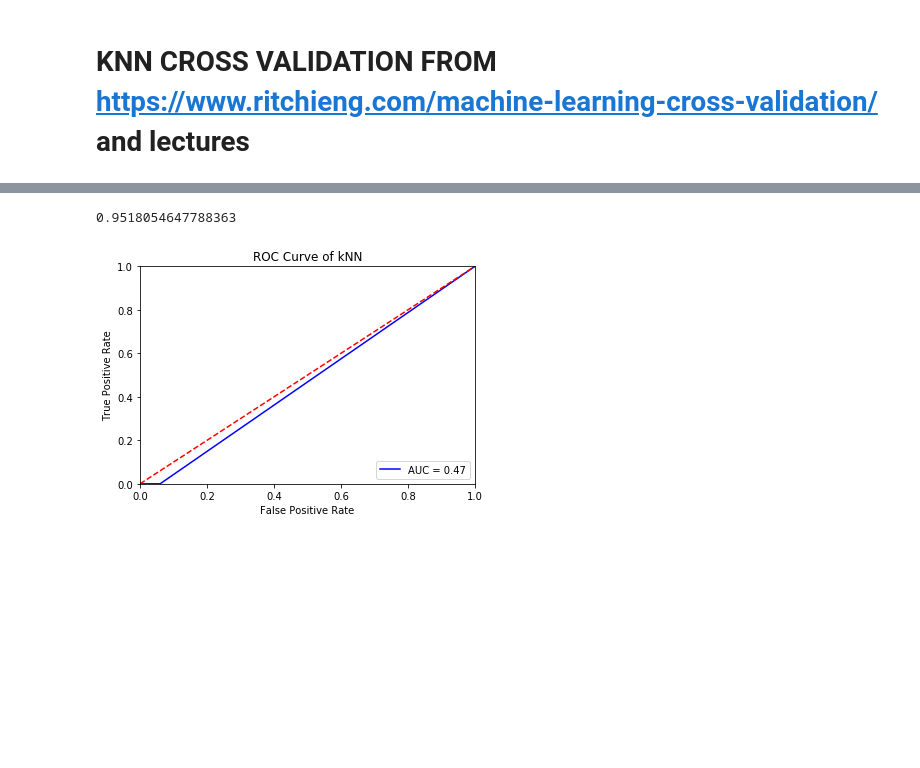
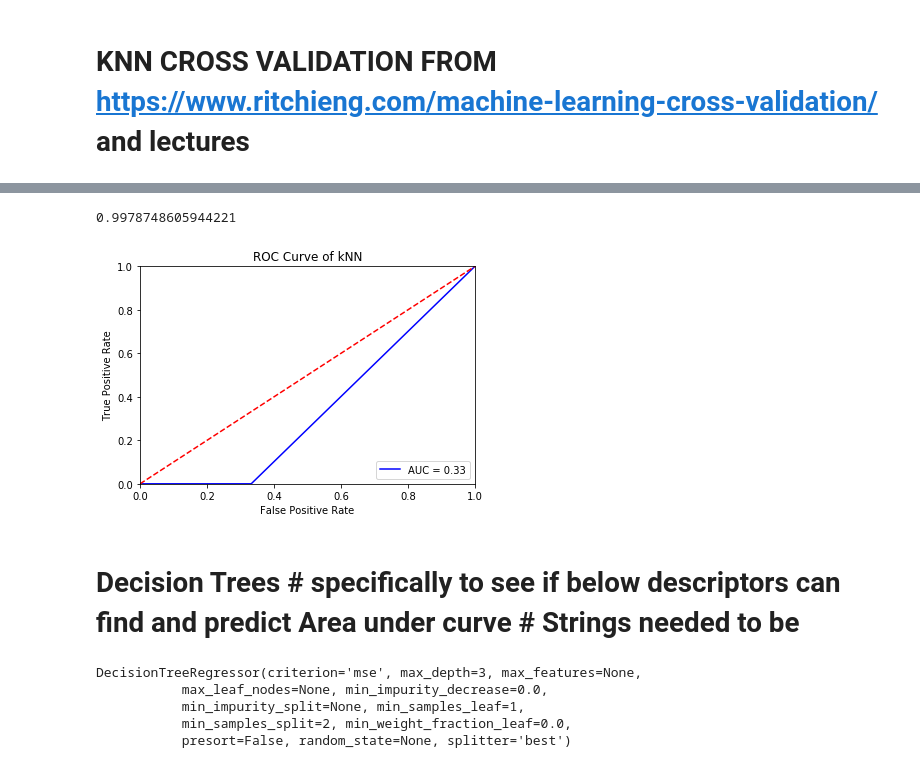
Before and after one commit to raman-noodles/raman-spectra-decomp-analysis, a Jupyter notebook: examples/supervised_machine_learning_dev.ipynb, the cells around one changed output, grey strips where cells are left out. Drawn from its saved outputs; the diff is of its cells as text; code cells hidden in the pictures; blank space fills up the shorter version.

```diff
--- a/examples/supervised_machine_learning_dev.ipynb
+++ b/examples/supervised_machine_learning_dev.ipynb
@@ -426,27 +386,3 @@ Text(0.5, 1.0, 'Feature importance using Lasso Model')
 # %% [markdown]
 # What makes sense is that center should be the only one to correlate to labels due to peakidentification
 # L1 loss function points to center as the only solution
-# %%
-#LASSO # What makes sense is that center should be the only one to correlate to labels due to peakidentification
-#feature selection
-inputs=['fraction','sigma','amplitude','fwhm','height','auc','center']
-amt = len(dat)
-X_train=cal[inputs][:amt]
-y_train = cal['labelencoded'][:amt]
-X_test=dat[inputs]
-y_test= dat['labelencoded']
-
-X_train_scaled  = preprocessing.normalize(X_train, norm='l1', axis=1, copy=True, return_norm=False)
-X_test_scaled  = preprocessing.normalize(X_test, norm='l1', axis=1, copy=True, return_norm=False)
-clf = linear_model.Lasso(alpha=0.004, tol=0.0001 ,max_iter=50000)
-#clf.fit(train_lasso_x_scaled,train_lasso_y)
-clf.fit(X_train_scaled,y_train)
-coef = pd.Series(clf.coef_, index = X_train.columns)
-print(coef)
-print("Lasso picked " + str(sum(coef != 0)) + " variables and eliminated the other " +  str(sum(coef == 0)) + " variables")
-
-imp_coef = coef.sort_values()
-import matplotlib
-matplotlib.rcParams['figure.figsize'] = (8.0, 10.0)
-imp_coef.plot(kind = "barh")
-plt.title("Feature importance using Lasso Model")
@@ -961,8 +902,14 @@ y_test = dat['labelencoded']
 # %% [markdown]
 # KNN CROSS VALIDATION FROM https://www.ritchieng.com/machine-learning-cross-validation/ and lectures
 # %%
-X = pd.concat([cal[inputs],dat[inputs]])
-y = pd.concat([cal['labelencoded'],dat['labelencoded']])
+inputs=['fraction','sigma','amplitude','fwhm','height','auc','center']
+amt = len(cal)
+X=cal[inputs][:amt]
+y = cal['labelencoded'][:amt]
+X_exp=dat[inputs]
+y_exp= dat['labelencoded']
+
+X_train, X_test, y_train, y_test = train_test_split(X, y, test_size=.2, random_state=1000)
 # 10-fold cross-validation with K=5 for KNN (the n_neighbors parameter)
 # k = 5 for KNeighborsClassifier
 knn = KNeighborsClassifier(n_neighbors=5)
@@ -1027,32 +974,34 @@ Text(0, 0.5, 'Cross-validated accuracy')
 # %%
 # 10-fold cross-validation with the best KNN model
-knn = KNeighborsClassifier(n_neighbors=31)
+knn = KNeighborsClassifier(n_neighbors=3)
 knn.fit(X_train,y_train)
 # Instead of saving 10 scores in object named score and calculating mean
 # We're just calculating the mean directly on the results
 print(cross_val_score(knn, X, y, cv=10, scoring='accuracy').mean())
 # %% [output]
-0.9518054647788363
+0.9978748605944221
 # %%
 from sklearn import metrics
 from sklearn.metrics import roc_curve
 from sklearn.metrics import auc
-knn = KNeighborsClassifier(n_neighbors=31)
+knn = KNeighborsClassifier(n_neighbors=3)
 knn.fit(X_train,y_train)
 y_scores = knn.predict_proba(X_test)
 fpr, tpr, thresholds = metrics.roc_curve(y_test, y_scores[:, 1], pos_label=2)
 metrics.auc(fpr, tpr)
 roc_auc = auc(fpr, tpr)
 
 plt.title('Receiver Operating Characteristic')
 plt.plot(fpr, tpr, 'b', label = 'AUC = %0.2f' % roc_auc)
 plt.legend(loc = 'lower right')
 plt.plot([0, 1], [0, 1],'r--')
 plt.xlim([0, 1])
 plt.ylim([0, 1])
 plt.ylabel('True Positive Rate')
 plt.xlabel('False Positive Rate')
 plt.title('ROC Curve of kNN')
 plt.show()
 # %% [output]
-[figure, old version]
+[figure, new version]
+# %% [markdown]
+# Decision Trees # specifically to see if below descriptors can find and predict Area under curve # Strings needed to be
@@ -1058,0 +1024,9 @@ plt.show()
+# %%
+DT=tree.DecisionTreeRegressor(max_depth=3)
+DT.fit(X_train,y_train)
+# %% [output]
+DecisionTreeRegressor(criterion='mse', max_depth=3, max_features=None,
+           max_leaf_nodes=None, min_impurity_decrease=0.0,
+           min_impurity_split=None, min_samples_leaf=1,
+           min_samples_split=2, min_weight_fraction_leaf=0.0,
+           presort=False, random_state=None, splitter='best')
```
Also changed, not shown: parts of 39 cells of this notebook.
